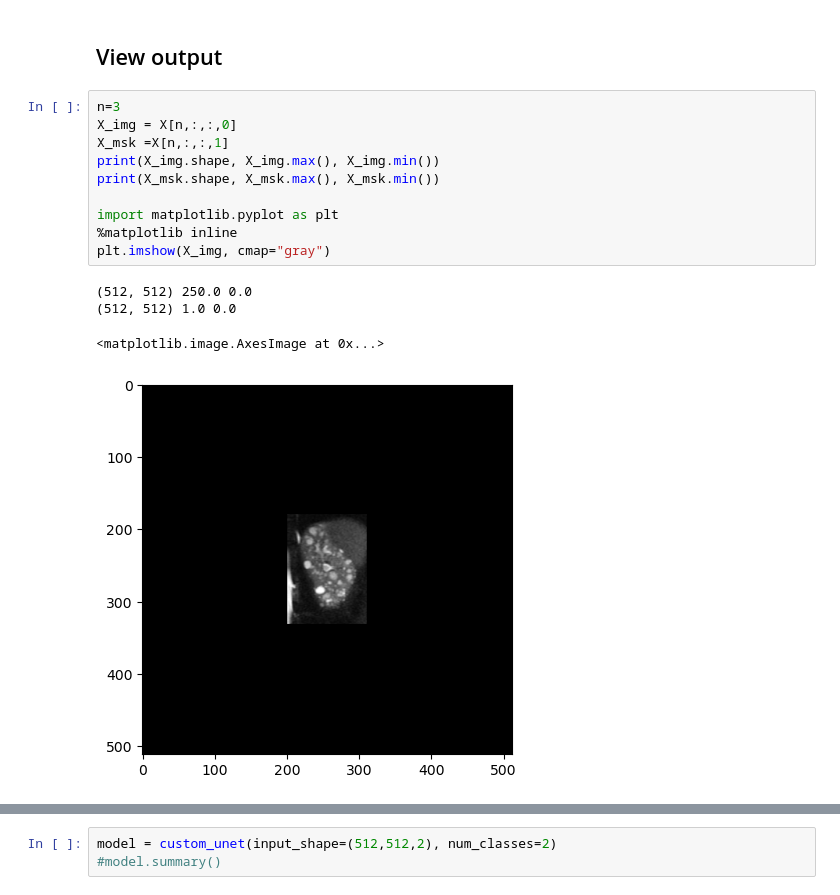
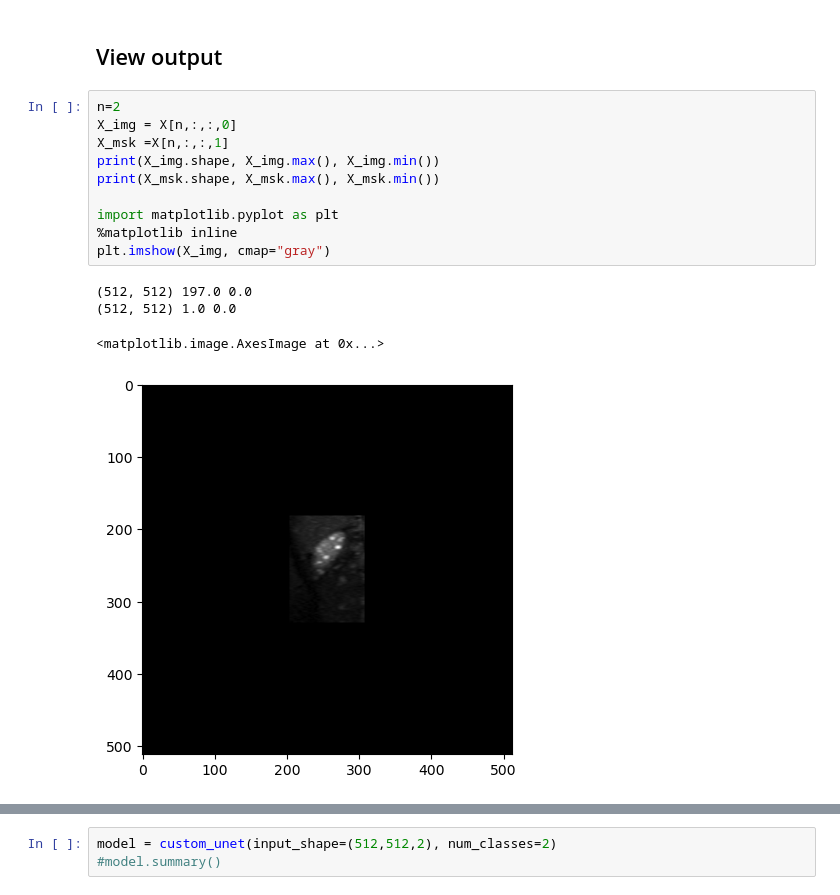
Before and after one commit to EmmaSchmidt2021/Kidney-Segmentation-Jupyter, a Jupyter notebook: (2) Model Training - Data Generator - Cyst Seg.ipynb, the cells around one changed output, grey strips where cells are left out. Drawn from its saved outputs; the diff is of its cells as text.

```diff
--- a/(2) Model Training - Data Generator - Cyst Seg.ipynb
+++ b/(2) Model Training - Data Generator - Cyst Seg.ipynb
@@ -408,20 +412,20 @@ print(X.shape, y.shape)
 # %% [markdown]
 ## View output
 # %%
-n=3
+n=2
 X_img = X[n,:,:,0]
 X_msk =X[n,:,:,1]
 print(X_img.shape, X_img.max(), X_img.min())
 print(X_msk.shape, X_msk.max(), X_msk.min())
 
 import matplotlib.pyplot as plt
 %matplotlib inline
 plt.imshow(X_img, cmap="gray")
 # %% [output]
-(512, 512) 250.0 0.0
+(512, 512) 197.0 0.0
 (512, 512) 1.0 0.0
 <matplotlib.image.AxesImage at 0x...>
-[figure, old version]
+[figure, new version]
 # %%
 %matplotlib inline
 plt.imshow(X_msk, cmap="gray")
```
Also changed, not shown: parts of 9 cells of this notebook, 4 other files.
